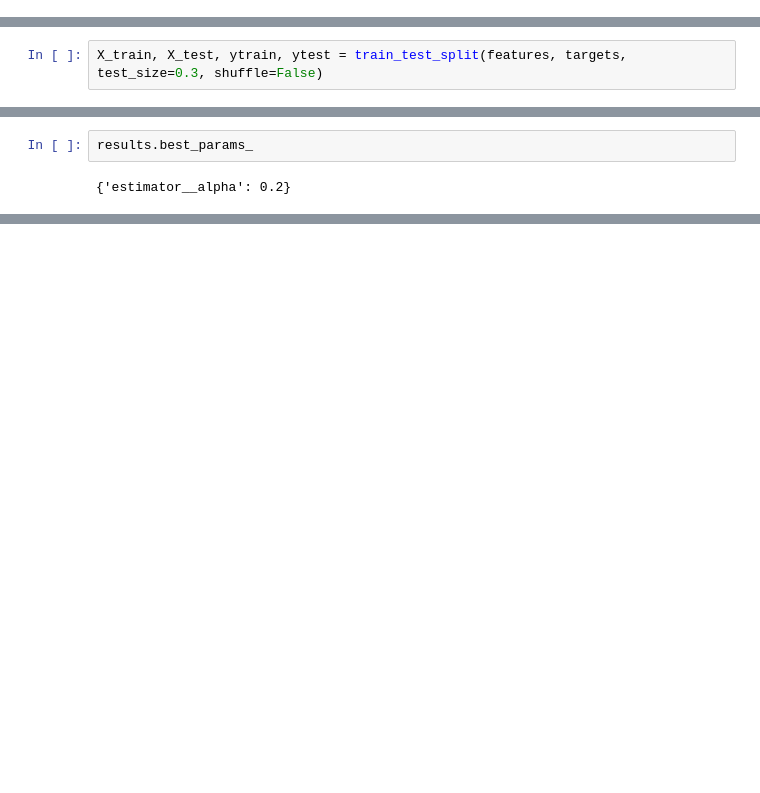
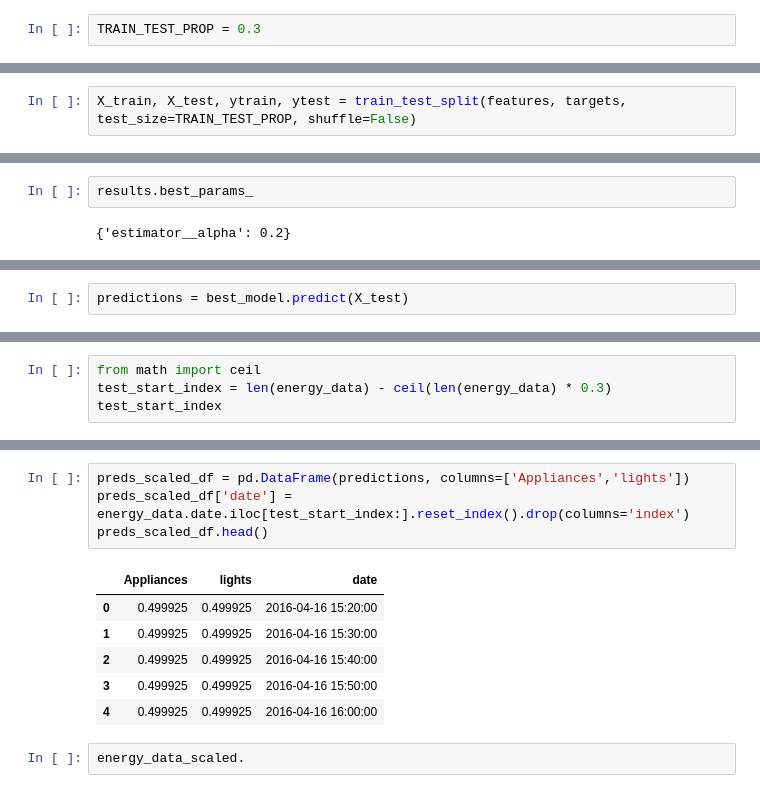
Before and after one commit to rnjema/hdsc_ml_regression, a Jupyter notebook: energy_ml_regression.ipynb, the cells around one changed output, grey strips where cells are left out. Cells and saved outputs as stored; diff of their text form; blank space fills up the shorter version.

```diff
--- a/energy_ml_regression.ipynb
+++ b/energy_ml_regression.ipynb
@@ -179,10 +179,12 @@ str(LinearRegression()).rstrip('()')
 'LinearRegression'
 # %% [markdown]
 ### Model Scoring
+# %%
+TRAIN_TEST_PROP = 0.3
 # %%
 features, targets = energy_data_scaled[:,:-2], energy_data_scaled[:,-2:]
 # %%
-X_train, X_test, ytrain, ytest = train_test_split(features, targets, test_size=0.3, shuffle=False)
+X_train, X_test, ytrain, ytest = train_test_split(features, targets, test_size=TRAIN_TEST_PROP, shuffle=False)
 # %% [markdown]
 Scoring the various models : `bare LinearRegression`, `RidgeRegression`, `Lasso` and `ElasticNet`
 # %%
@@ -238,0 +240,2 @@ MultiOutputRegressor(estimator=Lasso(alpha=0.2))
+# %%
+predictions = best_model.predict(X_test)
@@ -238,0 +250,4 @@ MultiOutputRegressor(estimator=Lasso(alpha=0.2))
+# %%
+from math import ceil
+test_start_index = len(energy_data) - ceil(len(energy_data) * 0.3)
+test_start_index
@@ -238,0 +274,13 @@ MultiOutputRegressor(estimator=Lasso(alpha=0.2))
+# %%
+preds_scaled_df = pd.DataFrame(predictions, columns=['Appliances','lights'])
+preds_scaled_df['date'] = energy_data.date.iloc[test_start_index:].reset_index().drop(columns='index')
+preds_scaled_df.head()
+# %% [output]
+|  | Appliances | lights | date |
+| 0 | 0.499925 | 0.499925 | 2016-04-16 15:20:00 |
+| 1 | 0.499925 | 0.499925 | 2016-04-16 15:30:00 |
+| 2 | 0.499925 | 0.499925 | 2016-04-16 15:40:00 |
+| 3 | 0.499925 | 0.499925 | 2016-04-16 15:50:00 |
+| 4 | 0.499925 | 0.499925 | 2016-04-16 16:00:00 |
+# %%
+energy_data_scaled.
```
Also changed, not shown: parts of 8 cells of this notebook.
